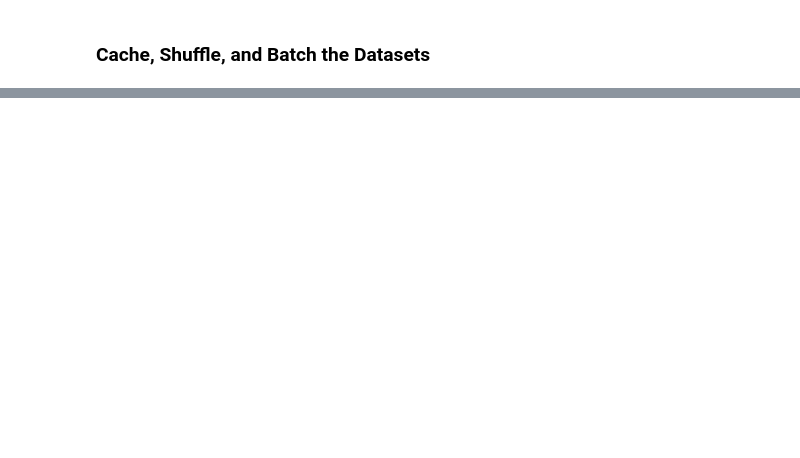
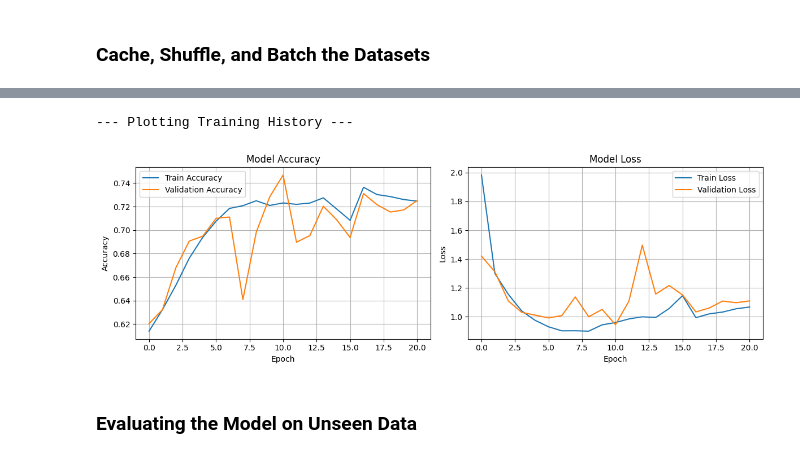
Before and after one commit to anacletu/tflm-keyword-spotting-led, a Jupyter notebook: notebooks/01-data-exploration.ipynb, the cells around one changed output, grey strips where cells are left out. Drawn from its saved outputs; the diff is of its cells as text; code cells hidden in the pictures; blank space fills up the shorter version.

```diff
--- a/notebooks/01-data-exploration.ipynb
+++ b/notebooks/01-data-exploration.ipynb
@@ -555,0 +772,8 @@ Dataset preparation complete for training, validation, and testing!
+# %%
+# Compile the model
+model.compile(
+    optimizer=keras.optimizers.Adam(learning_rate=1e-4), # LR accuracy
+    loss='sparse_categorical_crossentropy', # For multi-class classification with integer labels
+    metrics=['accuracy'] # Track accuracy during training
+)
+print("Model compiled successfully.")
@@ -555,0 +818,12 @@ Dataset preparation complete for training, validation, and testing!
+# %%
+# Fitting the model (no class weights)
+EPOCHS = 75 # Start with a moderate number, EarlyStopping might stop it sooner.
+
+print("\n--- Starting Model Training ---")
+history = model.fit(
+    ds_train,                   # Prepared training dataset
+    epochs=EPOCHS,
+    validation_data=ds_val,     # Prepared validation dataset
+    callbacks=callbacks_list,    # Pass the list of callbacks
+)
+print("--- Model Training Finished ---")
@@ -555,0 +892,29 @@ Dataset preparation complete for training, validation, and testing!
+# %%
+print("\n--- Plotting Training History ---")
+plt.figure(figsize=(12, 4))
+
+plt.subplot(1, 2, 1)
+plt.plot(history.history['accuracy'], label='Train Accuracy')
+plt.plot(history.history['val_accuracy'], label='Validation Accuracy')
+plt.title('Model Accuracy')
+plt.xlabel('Epoch')
+plt.ylabel('Accuracy')
+plt.legend()
+plt.grid(True)
+
+plt.subplot(1, 2, 2)
+plt.plot(history.history['loss'], label='Train Loss')
+plt.plot(history.history['val_loss'], label='Validation Loss')
+plt.title('Model Loss')
+plt.xlabel('Epoch')
+plt.ylabel('Loss')
+plt.legend()
+plt.grid(True)
+
+plt.tight_layout()
+plt.show()
+# %% [output]
+--- Plotting Training History ---
+[figure, added]
+# %% [markdown]
+### Evaluating the Model on Unseen Data
```
Also changed, not shown: parts of 38 cells of this notebook, 2 other files.
